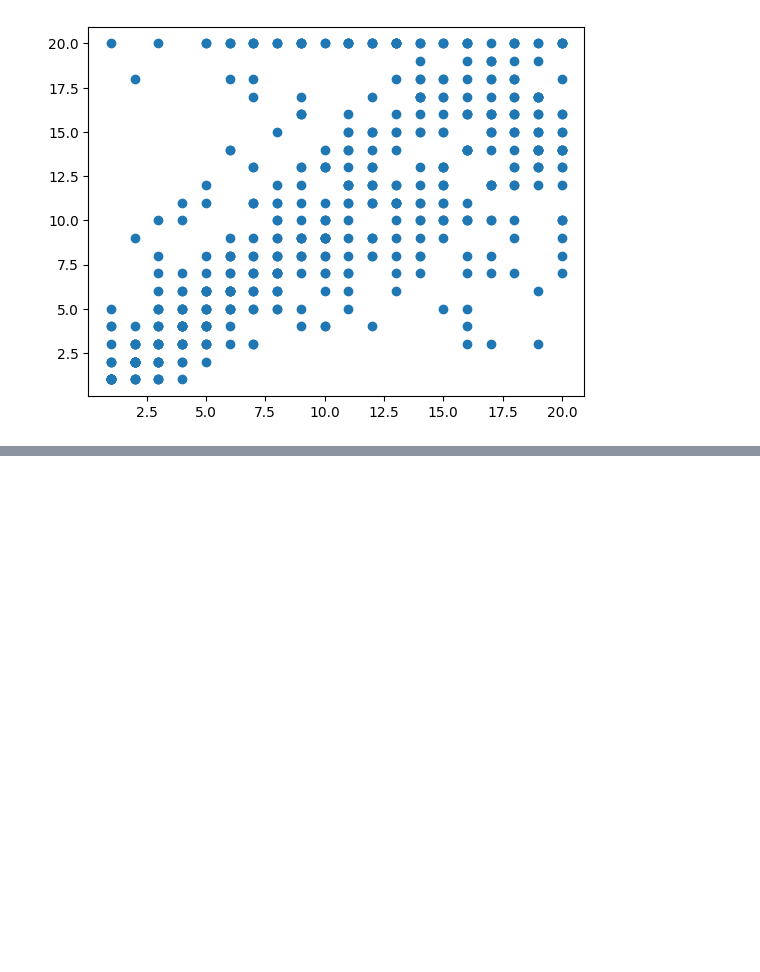
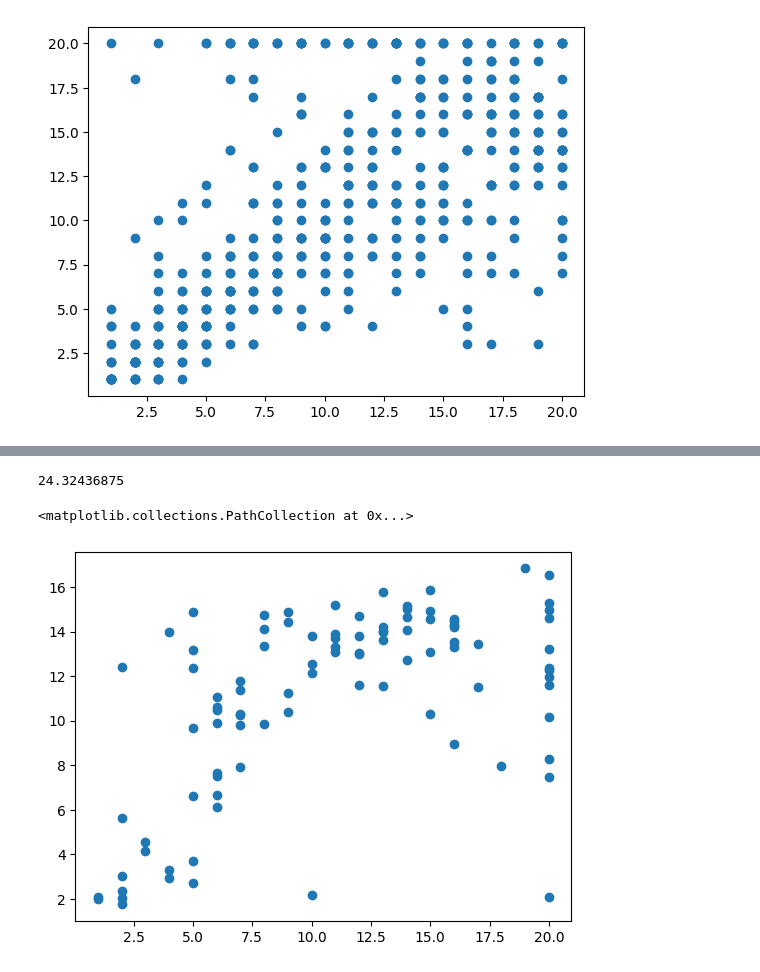
Before and after one commit to jifor/F1-Prediction-Project, a Jupyter notebook: model_testing.ipynb, the cells around one changed output, grey strips where cells are left out. Saved outputs shown, nothing was run; the diff lists cells and outputs as text; code cells hidden in the pictures; blank space fills up the shorter version.

Commit message:
Model using new dataframe

```diff
--- a/model_testing.ipynb
+++ b/model_testing.ipynb
@@ -634,0 +674,3 @@ plt.scatter(df2['Position_y'], df2['Position_x'])
+# %%
+X['LastFinish'] = X['LastFinish'].astype(float)
+X['LastFinish'][0]
@@ -634,0 +684,10 @@ plt.scatter(df2['Position_y'], df2['Position_x'])
+# %%
+from sklearn.impute import SimpleImputer
+import numpy as np
+
+imputer = SimpleImputer(strategy='mean')
+lastfinish = np.array(X['LastFinish'])
+lastfinish = lastfinish.reshape(-1, 1)
+X['LastFinish'] = imputer.fit_transform(lastfinish)
+X
+# lastfinish
@@ -634,0 +713,6 @@ plt.scatter(df2['Position_y'], df2['Position_x'])
+# %%
+from sklearn.model_selection import train_test_split
+from sklearn.ensemble import RandomForestRegressor
+
+X_train, X_test, y_train, y_test = train_test_split(X, y, test_size=0.20)
+X_train
@@ -634,0 +733,5 @@ plt.scatter(df2['Position_y'], df2['Position_x'])
+# %%
+model = RandomForestRegressor()
+model.fit(X_train, y_train)
+predictions = model.predict(X_test)
+predictions
@@ -634,0 +765,11 @@ plt.scatter(df2['Position_y'], df2['Position_x'])
+# %%
+from sklearn.metrics import mean_squared_error
+error = mean_squared_error(y_test, predictions)
+error
+# %% [output]
+24.32436875
+# %%
+plt.scatter(y_test, predictions)
+# %% [output]
+<matplotlib.collections.PathCollection at 0x...>
+[figure, added]
```
Also changed, not shown: parts of 8 cells of this notebook.
